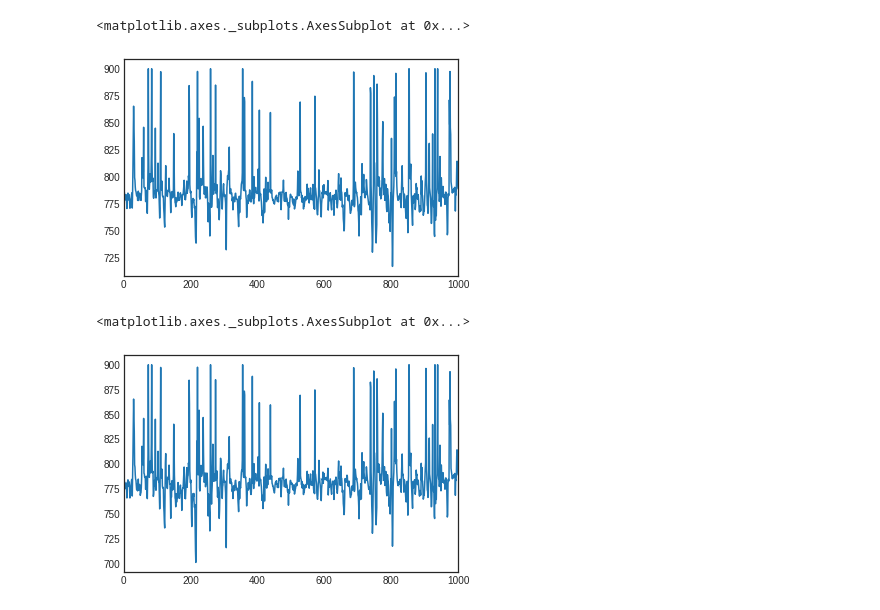
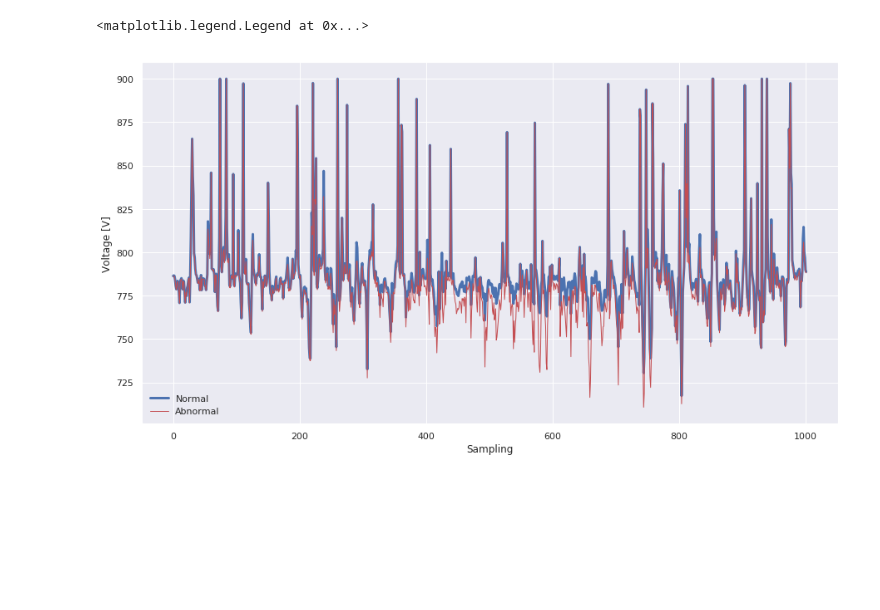
Before and after one commit to aggelstav/projects, a Jupyter notebook: AnomalyDetection/Gather all cases.ipynb, the cells around one changed output. Cells and saved outputs as stored; diff of their text form; code cells hidden in the pictures; blank space fills up the shorter version.

```diff
--- a/AnomalyDetection/Gather all cases.ipynb
+++ b/AnomalyDetection/Gather all cases.ipynb
@@ -15,10 +18,5 @@ for path in pathlist:
     #df = df.set_index("loc. (actual) [km]")
     df.sort_index(inplace=True)
     df_normal_list.append(df)
-# %%
-df_normal_list[0]['voltage [V]'].plot()
-# %% [output]
-<matplotlib.axes._subplots.AxesSubplot at 0x...>
-[figure, removed]
 # %%
 df_error_list = []
@@ -31,11 +30,16 @@ for path in pathlist:
     #df = df.set_index("loc. (actual) [km]")
     df.sort_index(inplace=True)
     df_error_list.append(df)
-# %%
-df_error_list[0]['voltage [V]'].plot()
-# %% [output]
-<matplotlib.axes._subplots.AxesSubplot at 0x...>
-[figure, removed]
+# %%
+plt.figure(figsize=(15, 8))
+plt.plot(df_normal_list[0]['voltage [V]'], label='Normal', linewidth=3.0)
+plt.plot(df_error_list[0]['voltage [V]'], label='Abnormal', c='r', linewidth=1)
+plt.xlabel("Sampling")
+plt.ylabel("Voltage [V]")
+plt.legend(loc='best')
+# %% [output]
+<matplotlib.legend.Legend at 0x...>
+[figure, added]
 # %%
 roll_thres_list = list()
 for df in df_normal_list:
```
Also changed, not shown: parts of 8 cells of this notebook, 6 other files.
